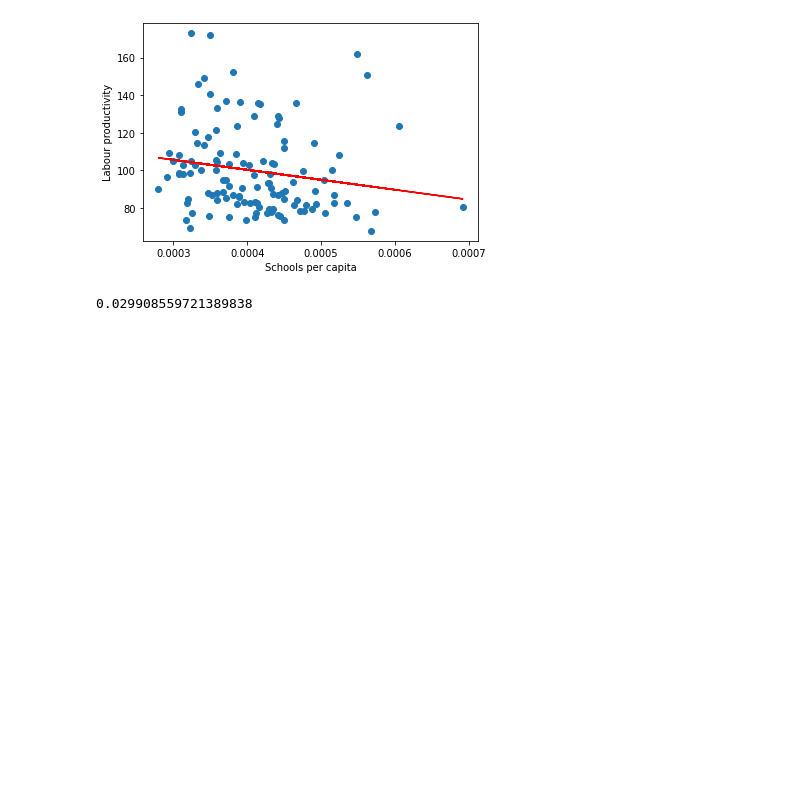
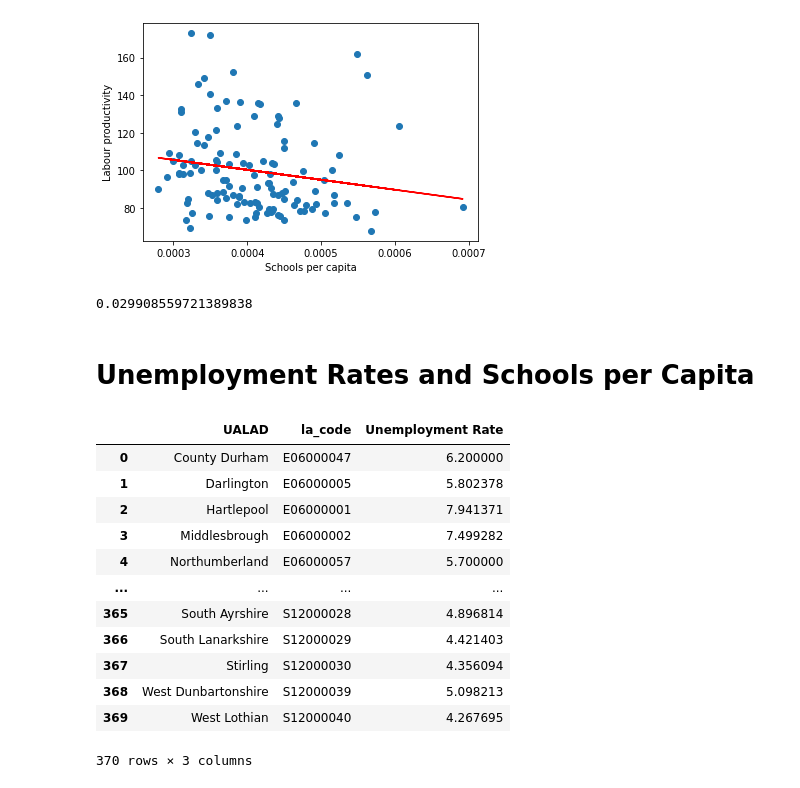
Before and after one commit to jordan-barrett-jm/uk-schools-analysis, a Jupyter notebook: UK Schools Analysis.ipynb, the cells around one changed output. Saved outputs shown, nothing was run; the diff lists cells and outputs as text; code cells hidden in the pictures; blank space fills up the shorter version.

```diff
--- a/UK Schools Analysis.ipynb
+++ b/UK Schools Analysis.ipynb
@@ -188,3 +188,25 @@ plt.show()
 r2_score(Y, Y_pred)
 # %% [output]
 0.029908559721389838
+# %% [markdown]
+# Unemployment Rates and Schools per Capita
+# %%
+# Get data from unemployment excel file
+unemployment = pd.read_excel("modelbasedunemploymentdata.xls", sheet_name="LA,UA Rates", header=2, skipfooter=9, skiprows=[3,4], usecols=[0,1,225])
+
+unemployment.rename(columns={"Unnamed: 1":"la_code", "Jul 2020 to Jun 2021":"Unemployment Rate"}, inplace=True)
+unemployment
+# %% [output]
+|  | UALAD | la_code | Unemployment Rate |
+| 0 | County Durham | E06000047 | 6.200000 |
+| 1 | Darlington | E06000005 | 5.802378 |
+| 2 | Hartlepool | E06000001 | 7.941371 |
+| 3 | Middlesbrough | E06000002 | 7.499282 |
+| 4 | Northumberland | E06000057 | 5.700000 |
+| ... | ... | ... | ... |
+| 365 | South Ayrshire | S12000028 | 4.896814 |
+| 366 | South Lanarkshire | S12000029 | 4.421403 |
+| 367 | Stirling | S12000030 | 4.356094 |
+| 368 | West Dunbartonshire | S12000039 | 5.098213 |
+| 369 | West Lothian | S12000040 | 4.267695 |
+370 rows × 3 columns
```
Also changed, not shown: parts of 5 cells of this notebook.
